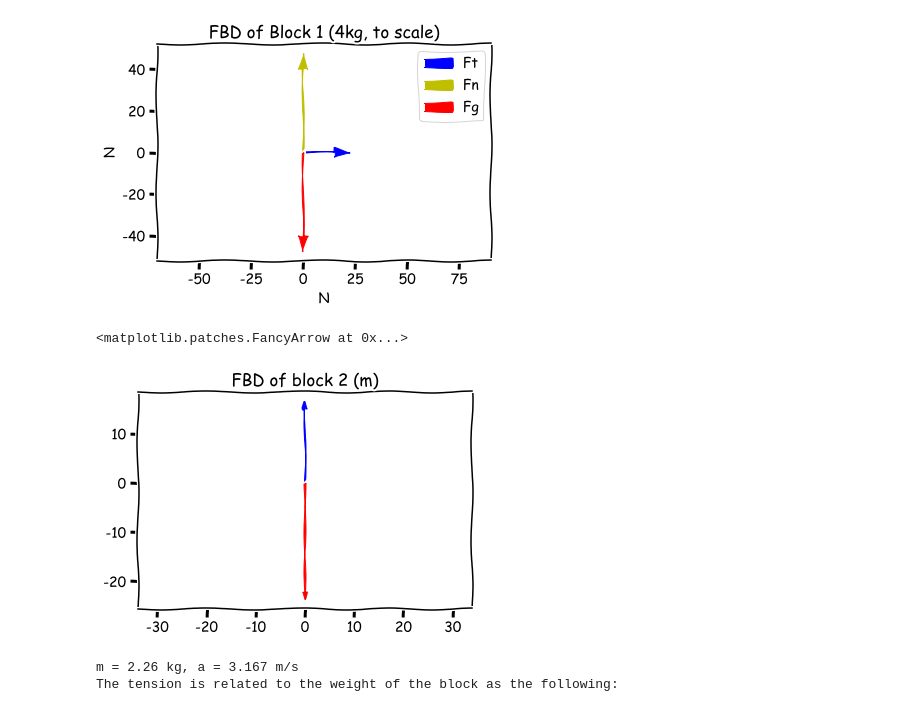
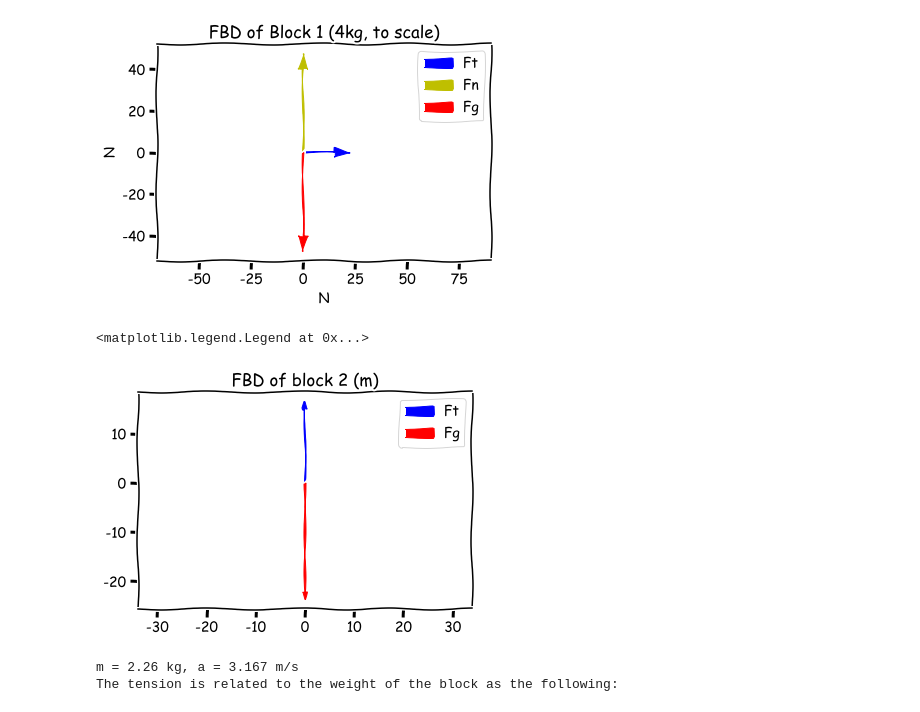
Before and after one commit to cub525/Programming-Practice-Em, a Jupyter notebook: School/AP Physics C Newton's Laws #2.ipynb, the cells around one changed output. Saved outputs shown, nothing was run; the diff lists cells and outputs as text; code cells hidden in the pictures.

```diff
--- a/School/AP Physics C Newton's Laws #2.ipynb
+++ b/School/AP Physics C Newton's Laws #2.ipynb
@@ -78,15 +78,16 @@ plt.legend()
 # %%
 a = 3.167
 m = 15/(-a+g)
 wb = m*g
 plt.figure()
 plt.axis('equal')
 plt.title('FBD of block 2 (m)')
 plt.arrow(0,0,0,15, label = 'Ft', color = 'b', head_width = 1)
 plt.arrow(0,0,0,-wb, label = 'Fg', color = 'r', head_width = 1)
+plt.legend()
 # %% [output]
-<matplotlib.patches.FancyArrow at 0x...>
+<matplotlib.legend.Legend at 0x...>
-[figure, old version]
+[figure, new version]
 # %%
 print('m = {0} kg, a = {1} m/s\nThe tension is related to the weight of the block as the following:'.format(round(m,2),a))
 # %% [output]
```
Also changed, not shown: parts of 2 cells of this notebook.
